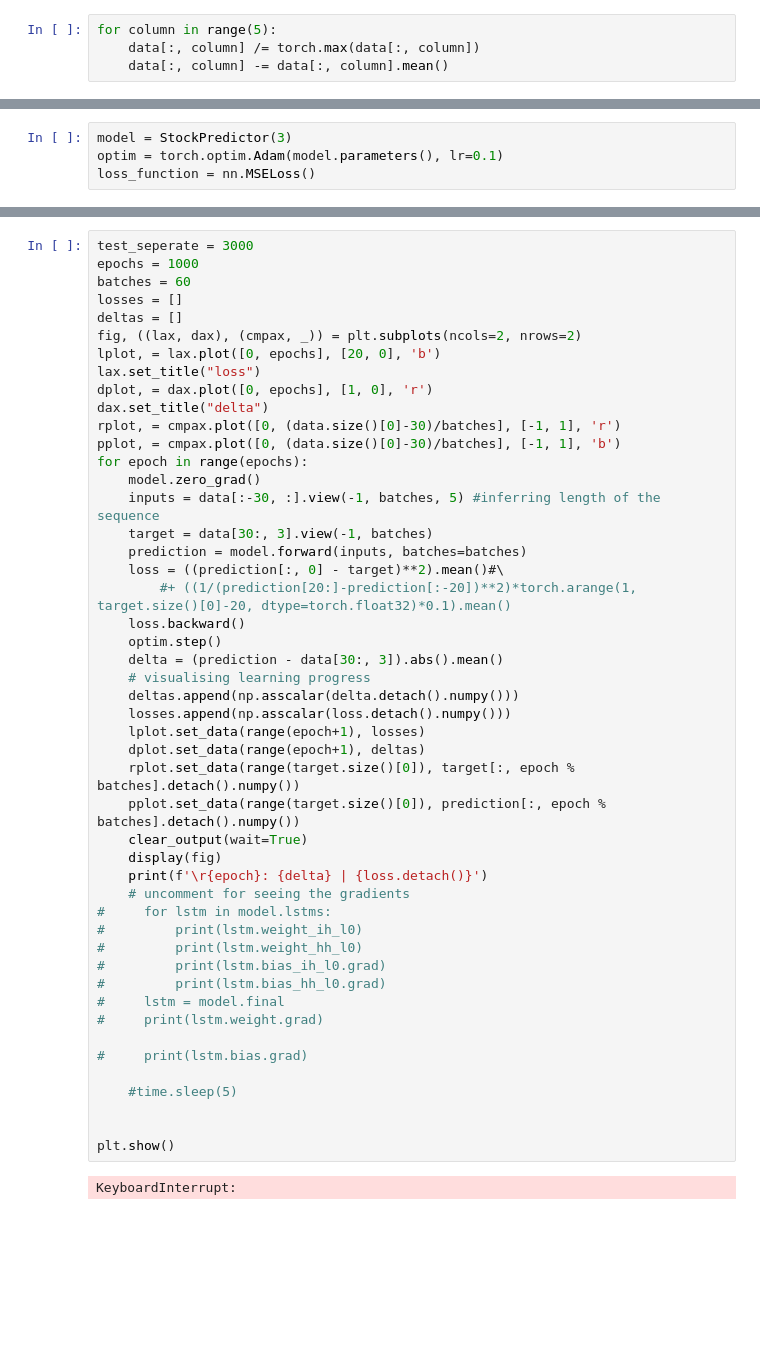
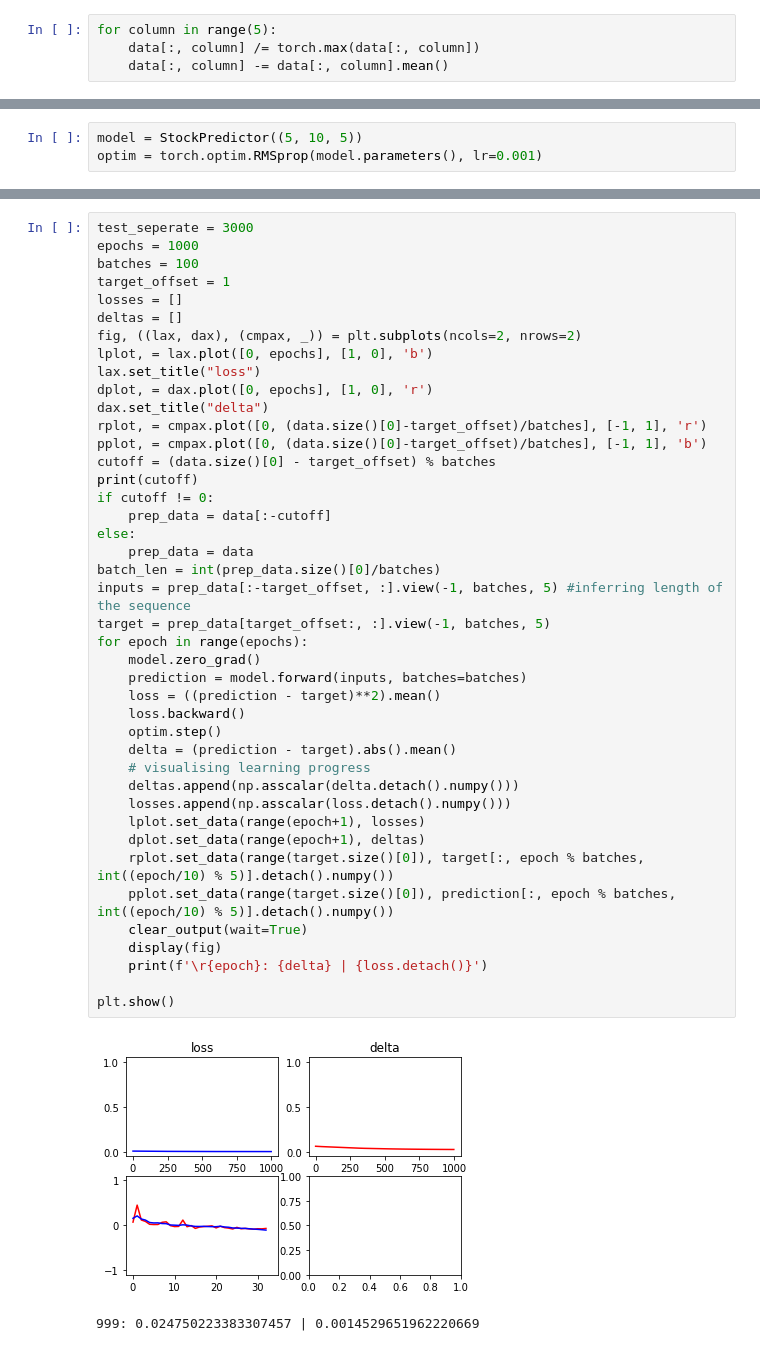
Before and after one commit to Xnartharax/MachineLearning-experiments, a Jupyter notebook: TorchTestLSTM.ipynb, the cells around one changed output, grey strips where cells are left out. Saved outputs shown, nothing was run; the diff lists cells and outputs as text; blank space fills up the shorter version.

```diff
--- a/TorchTestLSTM.ipynb
+++ b/TorchTestLSTM.ipynb
@@ -57,7 +64,6 @@ class StockPredictor(nn.Module):
 # %%
-model = StockPredictor(3)
-optim = torch.optim.Adam(model.parameters(), lr=0.1)
-loss_function = nn.MSELoss()
+model = StockPredictor((5, 10, 5))
+optim = torch.optim.RMSprop(model.parameters(), lr=0.001)
 # %%
 #load ignore if you want a new model
 model.load_state_dict(torch.load("./model.sav"))
@@ -69,50 +76,45 @@ RuntimeError: Error(s) in loading state_dict for StockPredictor:
 # %%
 test_seperate = 3000
 epochs = 1000
-batches = 60
+batches = 100
+target_offset = 1
 losses = []
 deltas = []
 fig, ((lax, dax), (cmpax, _)) = plt.subplots(ncols=2, nrows=2)
-lplot, = lax.plot([0, epochs], [20, 0], 'b')
+lplot, = lax.plot([0, epochs], [1, 0], 'b')
 lax.set_title("loss")
 dplot, = dax.plot([0, epochs], [1, 0], 'r')
 dax.set_title("delta")
-rplot, = cmpax.plot([0, (data.size()[0]-30)/batches], [-1, 1], 'r')
-pplot, = cmpax.plot([0, (data.size()[0]-30)/batches], [-1, 1], 'b')
+rplot, = cmpax.plot([0, (data.size()[0]-target_offset)/batches], [-1, 1], 'r')
+pplot, = cmpax.plot([0, (data.size()[0]-target_offset)/batches], [-1, 1], 'b')
+cutoff = (data.size()[0] - target_offset) % batches
+print(cutoff)
+if cutoff != 0:
+    prep_data = data[:-cutoff]
+else:
+    prep_data = data
+batch_len = int(prep_data.size()[0]/batches)
+inputs = prep_data[:-target_offset, :].view(-1, batches, 5) #inferring length of the sequence
+target = prep_data[target_offset:, :].view(-1, batches, 5)
 for epoch in range(epochs):
     model.zero_grad()
-    inputs = data[:-30, :].view(-1, batches, 5) #inferring length of the sequence
-    target = data[30:, 3].view(-1, batches)
     prediction = model.forward(inputs, batches=batches)
-    loss = ((prediction[:, 0] - target)**2).mean()#\
-        #+ ((1/(prediction[20:]-prediction[:-20])**2)*torch.arange(1, target.size()[0]-20, dtype=torch.float32)*0.1).mean()
+    loss = ((prediction - target)**2).mean()
     loss.backward()
     optim.step()
-    delta = (prediction - data[30:, 3]).abs().mean()
+    delta = (prediction - target).abs().mean()
     # visualising learning progress
     deltas.append(np.asscalar(delta.detach().numpy()))
     losses.append(np.asscalar(loss.detach().numpy()))
     lplot.set_data(range(epoch+1), losses)
     dplot.set_data(range(epoch+1), deltas)
-    rplot.set_data(range(target.size()[0]), target[:, epoch % batches].detach().numpy())
-    pplot.set_data(range(target.size()[0]), prediction[:, epoch % batches].detach().numpy())
+    rplot.set_data(range(target.size()[0]), target[:, epoch % batches, int((epoch/10) % 5)].detach().numpy())
+    pplot.set_data(range(target.size()[0]), prediction[:, epoch % batches, int((epoch/10) % 5)].detach().numpy())
     clear_output(wait=True)
     display(fig)
     print(f'\r{epoch}: {delta} | {loss.detach()}')
-    # uncomment for seeing the gradients
-#     for lstm in model.lstms:
-#         print(lstm.weight_ih_l0)
-#         print(lstm.weight_hh_l0)
-#         print(lstm.bias_ih_l0.grad)
-#         print(lstm.bias_hh_l0.grad)
-#     lstm = model.final
-#     print(lstm.weight.grad)
-
-#     print(lstm.bias.grad)
-
-    #time.sleep(5)
-
 
 plt.show()
 # %% [output]
+[figure, new version]
-KeyboardInterrupt:
+999: 0.024750223383307457 | 0.0014529651962220669
```
Also changed, not shown: parts of 7 cells of this notebook, 4 other files.
